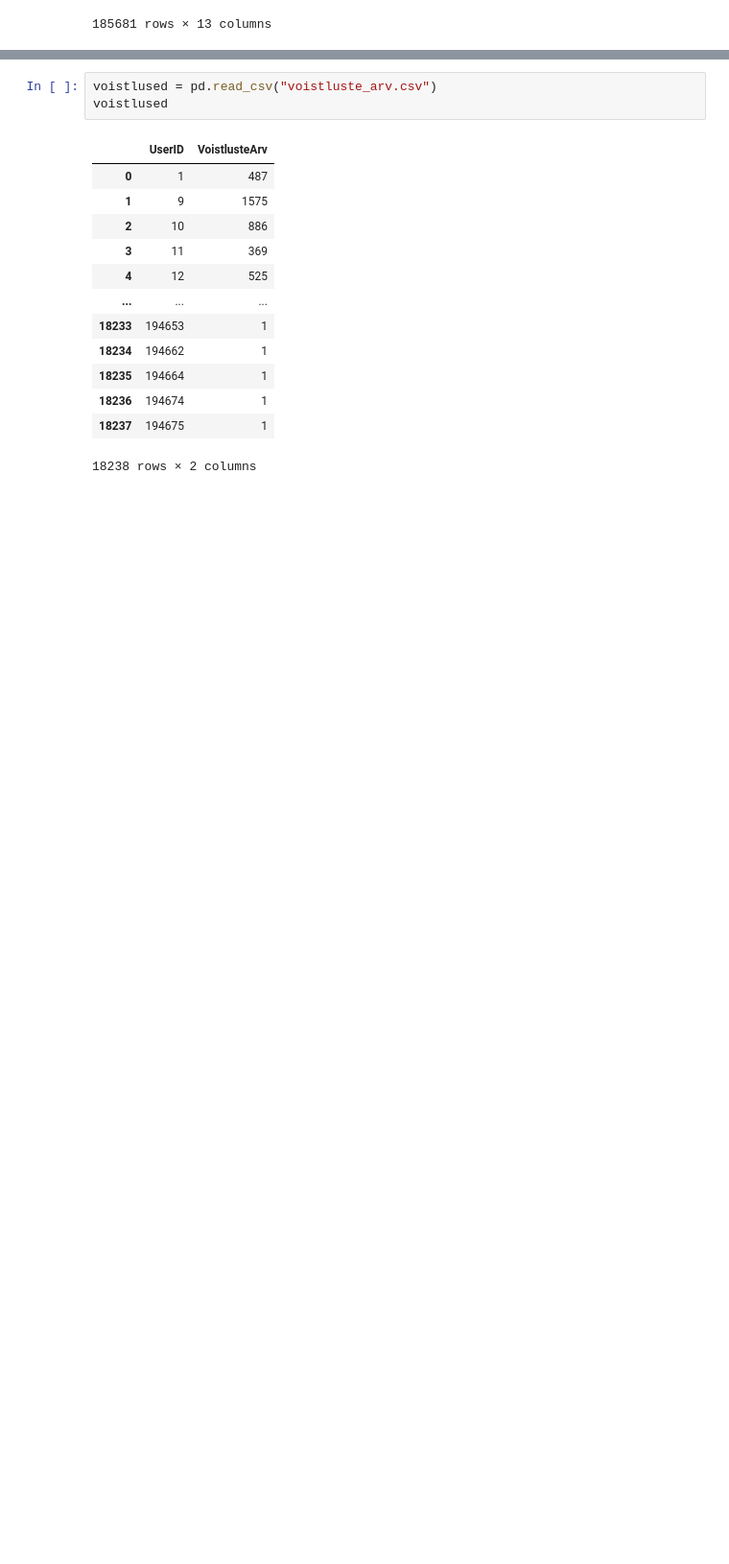
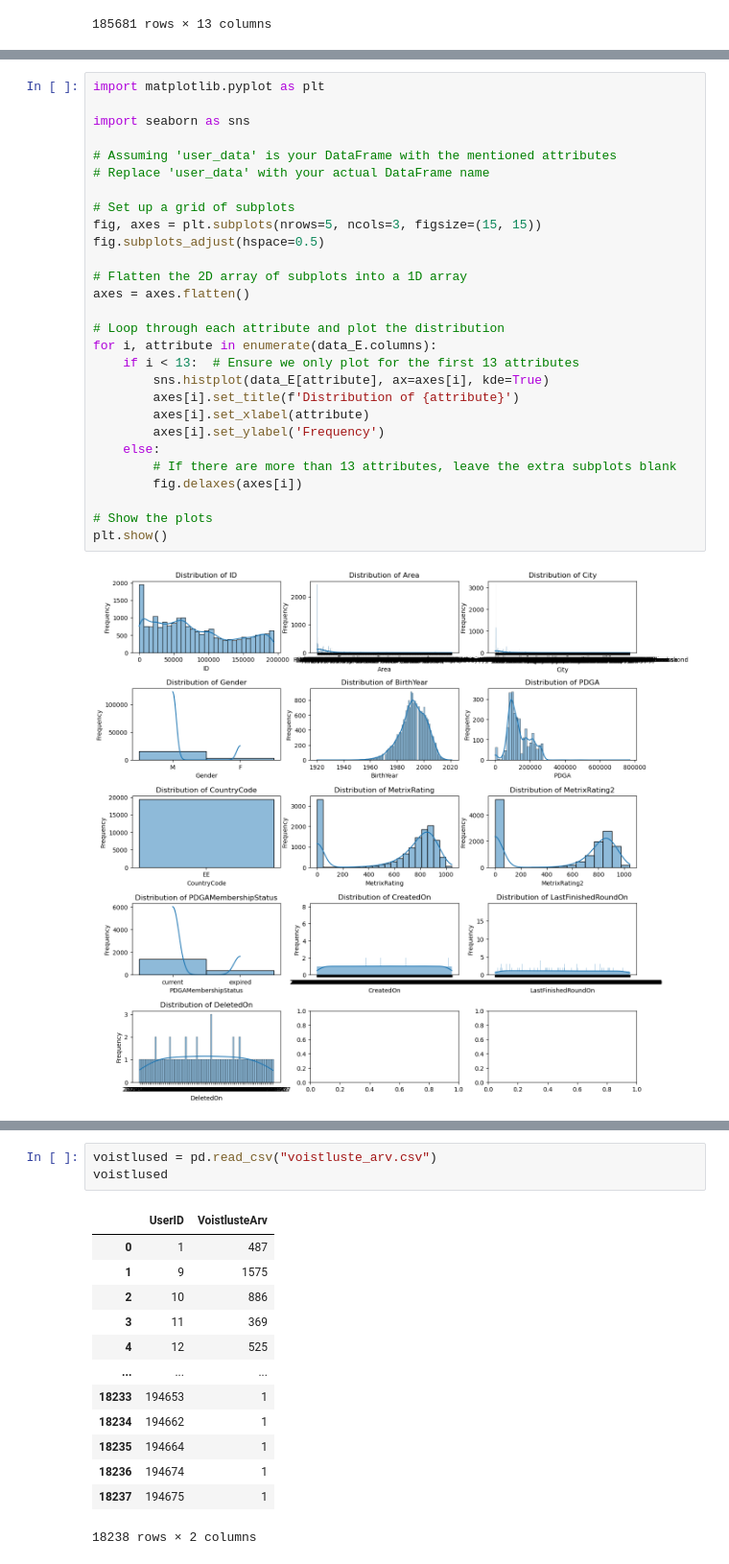
Before and after one commit to Karmosav/discgolf-data, a Jupyter notebook: golf.ipynb, the cells around one changed output, grey strips where cells are left out. Shown: that part at 96% size. Saved outputs shown, nothing was run; the diff lists cells and outputs as text; blank space fills up the shorter version.

```diff
--- a/golf.ipynb
+++ b/golf.ipynb
@@ -39,2 +39,32 @@ data_E
+# %%
+import matplotlib.pyplot as plt
+
+import seaborn as sns
+
+# Assuming 'user_data' is your DataFrame with the mentioned attributes
+# Replace 'user_data' with your actual DataFrame name
+
+# Set up a grid of subplots
+fig, axes = plt.subplots(nrows=5, ncols=3, figsize=(15, 15))
+fig.subplots_adjust(hspace=0.5)
+
+# Flatten the 2D array of subplots into a 1D array
+axes = axes.flatten()
+
+# Loop through each attribute and plot the distribution
+for i, attribute in enumerate(data_E.columns):
+    if i < 13:  # Ensure we only plot for the first 13 attributes
+        sns.histplot(data_E[attribute], ax=axes[i], kde=True)
+        axes[i].set_title(f'Distribution of {attribute}')
+        axes[i].set_xlabel(attribute)
+        axes[i].set_ylabel('Frequency')
+    else:
+        # If there are more than 13 attributes, leave the extra subplots blank
+        fig.delaxes(axes[i])
+
+# Show the plots
+plt.show()
+# %% [output]
+[figure, added]
 # %%
 
```
Also changed, not shown: parts of 17 cells of this notebook, 16 other files.
